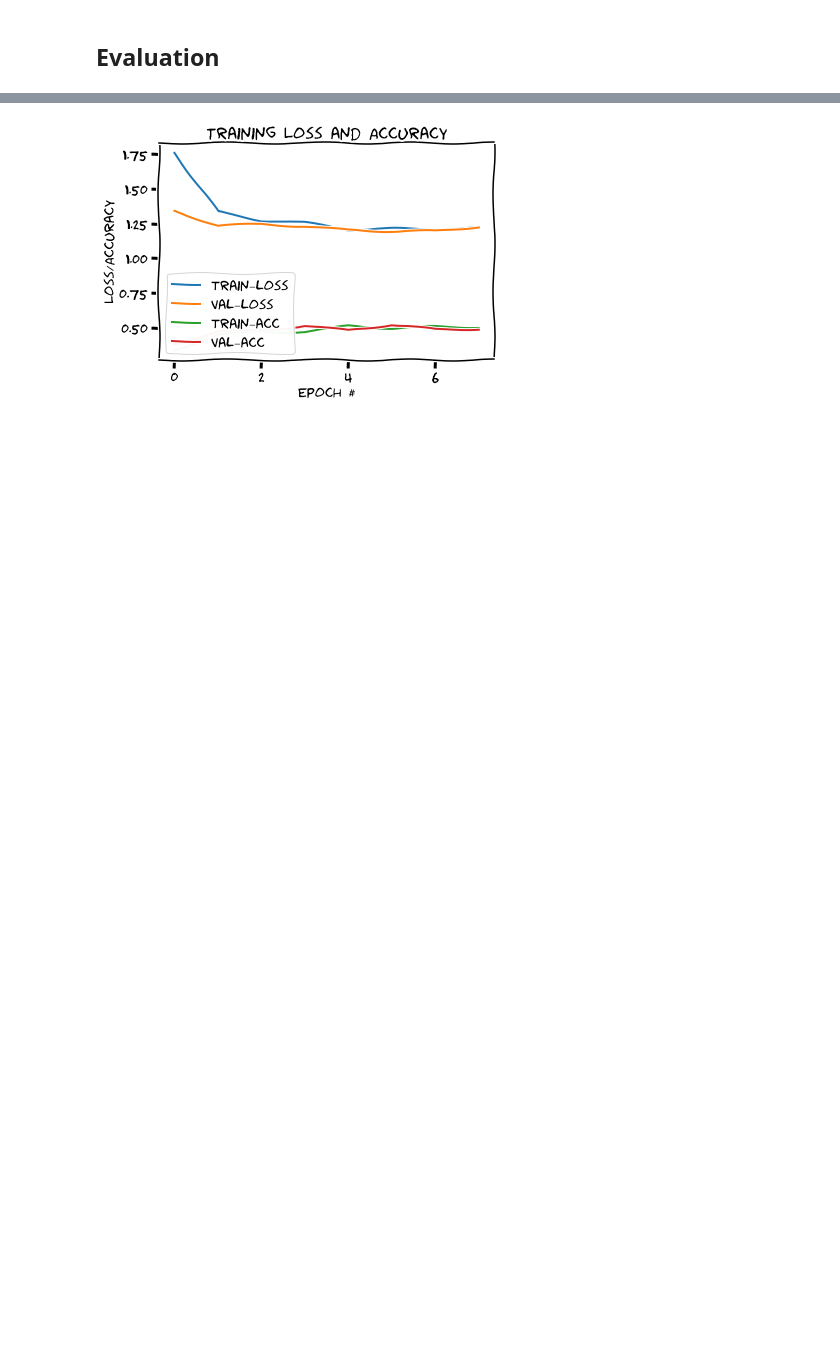
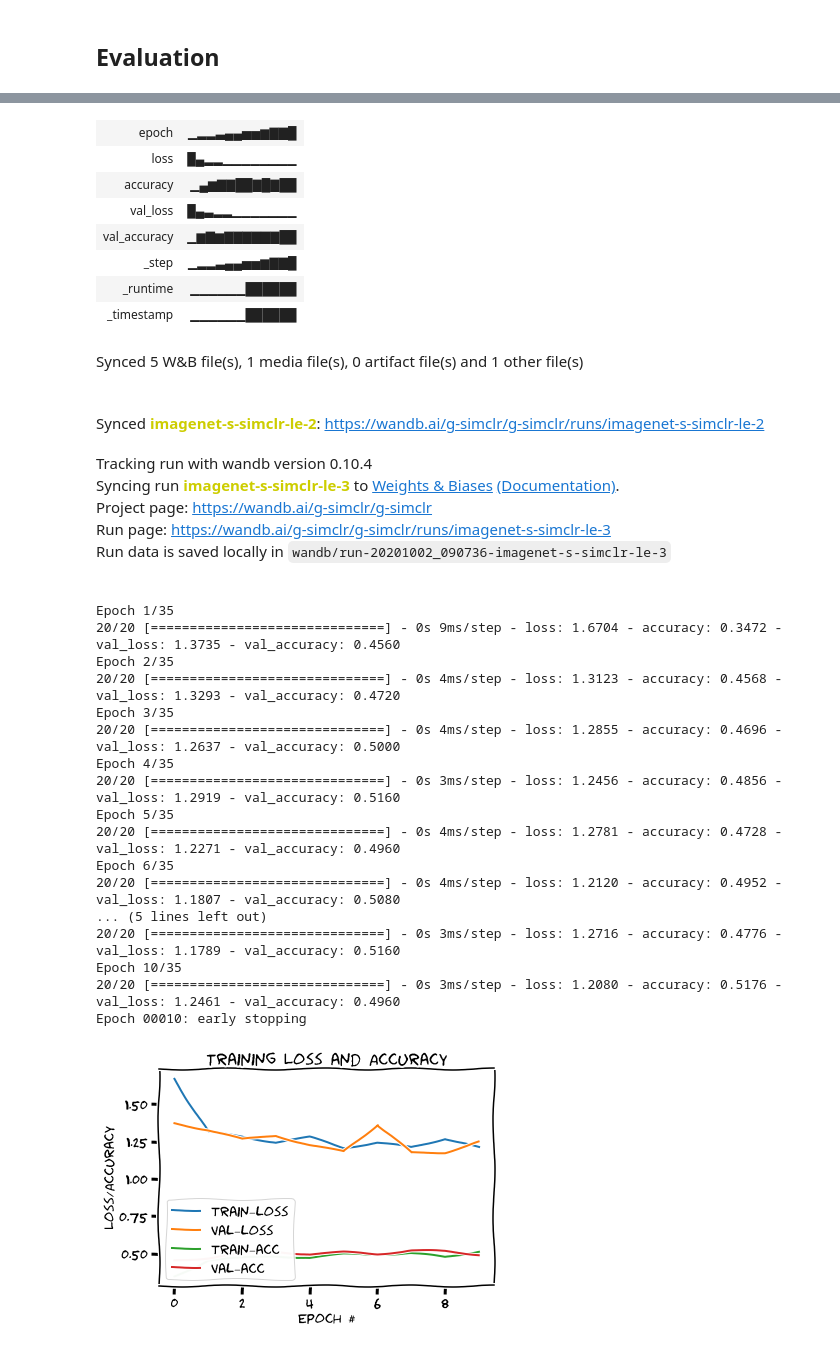
Before and after one commit to ariG23498/G-SimCLR, a Jupyter notebook: Imagenet_Subset/Vanilla_SimCLR/Linear_Evaluation.ipynb, the cells around one changed output, grey strips where cells are left out. Saved outputs shown, nothing was run; the diff lists cells and outputs as text; code cells hidden in the pictures; blank space fills up the shorter version.

Commit message:
Added wandb

```diff
--- a/Imagenet_Subset/Vanilla_SimCLR/Linear_Evaluation.ipynb
+++ b/Imagenet_Subset/Vanilla_SimCLR/Linear_Evaluation.ipynb
@@ -327,6 +403,9 @@ _________________________________________________________________
 None
 (1250, 2048) (250, 2048)
 # %%
+# Initialize wandb
+wandb.init(entity="g-simclr", project="g-simclr", id="imagenet-s-simclr-le-3")
+
 linear_model = get_linear_model(2048)
 linear_model.compile(loss="sparse_categorical_crossentropy", metrics=["accuracy"],
                      optimizer="adam")
@@ -334,6 +413,6 @@ history = linear_model.fit(train_features, y_train_enc,
                  validation_data=(test_features, y_test_enc),
                  batch_size=64,
                  epochs=35,
-                 callbacks=[es])
+                 callbacks=[es, WandbCallback()])
 plot_training(history)
 # %% [output]
@@ -357 +436,33 @@ Epoch 00008: early stopping
+| epoch | ▁▂▂▃▄▄▅▅▆▇▇█ |
+| loss | █▄▂▂▁▁▁▁▁▁▁▁ |
+| accuracy | ▁▄▆▇▇██▇█▇██ |
+| val_loss | █▄▃▂▂▁▁▁▁▁▁▁ |
+| val_accuracy | ▁▆▇▆▇▇▇▇▇▇██ |
+| _step | ▁▂▂▃▄▄▅▅▆▇▇█ |
+| _runtime | ▁▁▁▁▁▁██████ |
+| _timestamp | ▁▁▁▁▁▁██████ |
+Synced 5 W&B file(s), 1 media file(s), 0 artifact file(s) and 1 other file(s)
+Synced imagenet-s-simclr-le-2: https://wandb.ai/g-simclr/g-simclr/runs/imagenet-s-simclr-le-2
+Tracking run with wandb version 0.10.4
+Syncing run imagenet-s-simclr-le-3 to Weights & Biases (Documentation).
+Project page: https://wandb.ai/g-simclr/g-simclr
+Run page: https://wandb.ai/g-simclr/g-simclr/runs/imagenet-s-simclr-le-3
+Run data is saved locally in wandb/run-20201002_090736-imagenet-s-simclr-le-3
+Epoch 1/35
+20/20 [==============================] - 0s 9ms/step - loss: 1.6704 - accuracy: 0.3472 - val_loss: 1.3735 - val_accuracy: 0.4560
+Epoch 2/35
+20/20 [==============================] - 0s 4ms/step - loss: 1.3123 - accuracy: 0.4568 - val_loss: 1.3293 - val_accuracy: 0.4720
+Epoch 3/35
+20/20 [==============================] - 0s 4ms/step - loss: 1.2855 - accuracy: 0.4696 - val_loss: 1.2637 - val_accuracy: 0.5000
+Epoch 4/35
+20/20 [==============================] - 0s 3ms/step - loss: 1.2456 - accuracy: 0.4856 - val_loss: 1.2919 - val_accuracy: 0.5160
+Epoch 5/35
+20/20 [==============================] - 0s 4ms/step - loss: 1.2781 - accuracy: 0.4728 - val_loss: 1.2271 - val_accuracy: 0.4960
+Epoch 6/35
+20/20 [==============================] - 0s 4ms/step - loss: 1.2120 - accuracy: 0.4952 - val_loss: 1.1807 - val_accuracy: 0.5080
+... (5 lines left out)
+20/20 [==============================] - 0s 3ms/step - loss: 1.2716 - accuracy: 0.4776 - val_loss: 1.1789 - val_accuracy: 0.5160
+Epoch 10/35
+20/20 [==============================] - 0s 3ms/step - loss: 1.2080 - accuracy: 0.5176 - val_loss: 1.2461 - val_accuracy: 0.4960
+Epoch 00010: early stopping
-[figure, old version]
+[figure, new version]
```
Also changed, not shown: parts of 9 cells of this notebook.
